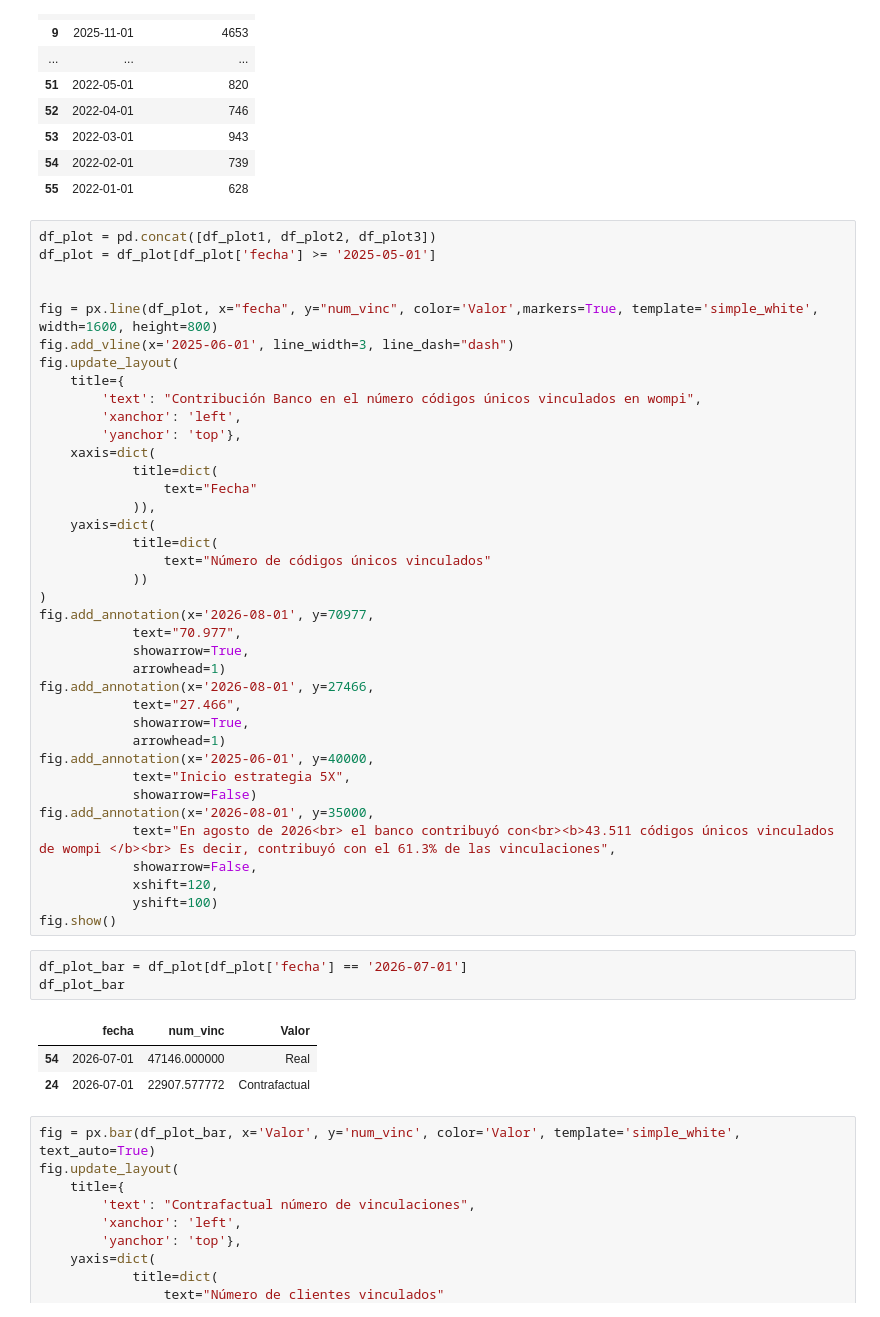
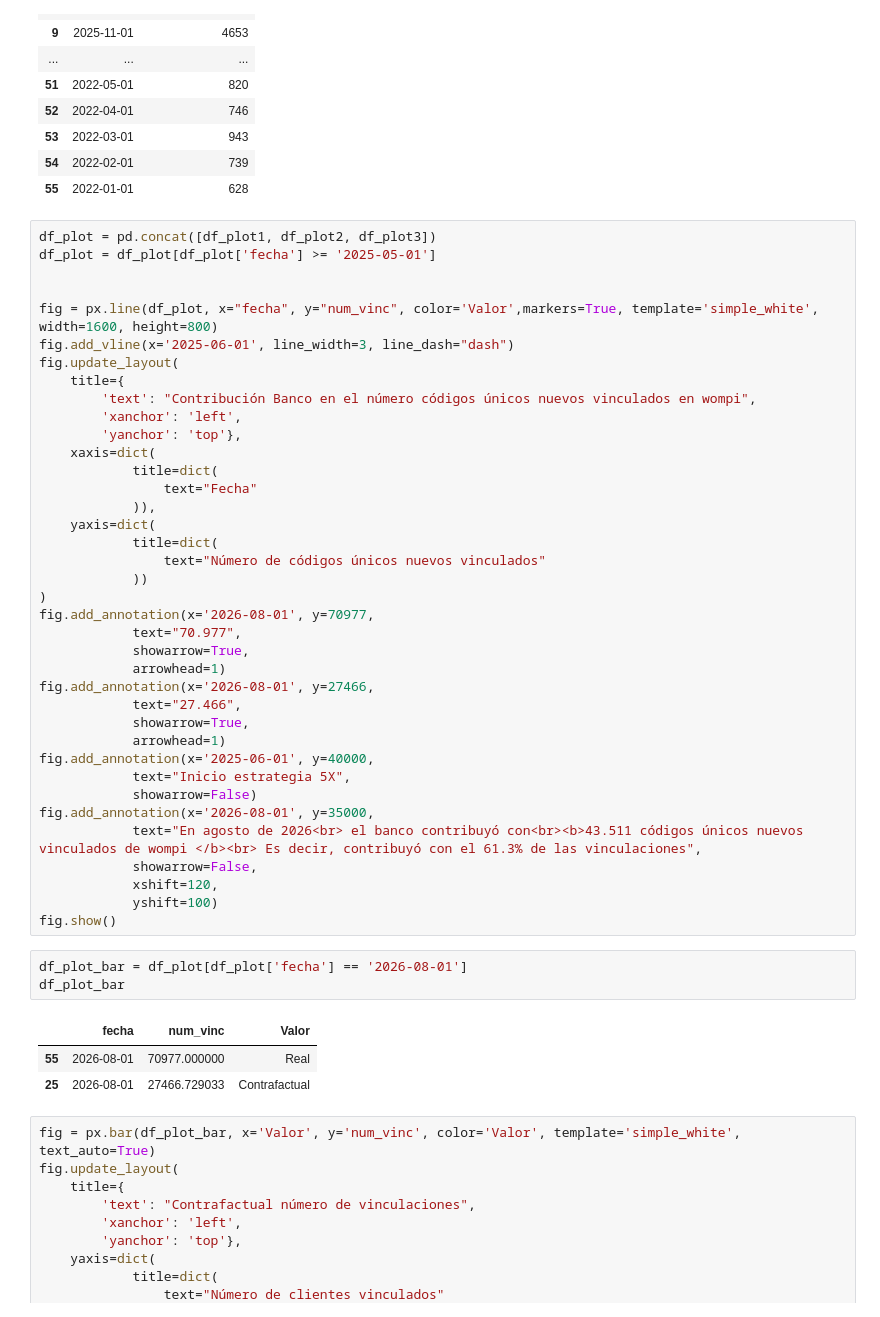
Before and after one commit to Santlond/ADQUIRENCIA_FERIA_EVA_github, a Jupyter notebook: data_analyisis_hist_vinc_y_uso_wompi_primer_registro.ipynb, the cells around one changed output. Drawn from its saved outputs; the diff is of its cells as text.

```diff
--- a/data_analyisis_hist_vinc_y_uso_wompi_primer_registro.ipynb
+++ b/data_analyisis_hist_vinc_y_uso_wompi_primer_registro.ipynb
@@ -985,7 +985,7 @@ fig = px.line(df_plot, x="fecha", y="num_vinc", color='Valor',markers=True, temp
 fig.add_vline(x='2025-06-01', line_width=3, line_dash="dash")
 fig.update_layout(
     title={
-        'text': "Contribución Banco en el número códigos únicos vinculados en wompi",
+        'text': "Contribución Banco en el número códigos únicos nuevos vinculados en wompi",
         'xanchor': 'left',
         'yanchor': 'top'},
     xaxis=dict(
@@ -994,7 +994,7 @@ fig.update_layout(
             )),
     yaxis=dict(
             title=dict(
-                text="Número de códigos únicos vinculados"
+                text="Número de códigos únicos nuevos vinculados"
             ))
 )
 fig.add_annotation(x='2026-08-01', y=70977,
@@ -1009,18 +1009,18 @@ fig.add_annotation(x='2025-06-01', y=40000,
             text="Inicio estrategia 5X",
             showarrow=False)
 fig.add_annotation(x='2026-08-01', y=35000,
-            text="En agosto de 2026<br> el banco contribuyó con<br><b>43.511 códigos únicos vinculados de wompi </b><br> Es decir, contribuyó con el 61.3% de las vinculaciones",
+            text="En agosto de 2026<br> el banco contribuyó con<br><b>43.511 códigos únicos nuevos vinculados de wompi </b><br> Es decir, contribuyó con el 61.3% de las vinculaciones",
             showarrow=False,
             xshift=120,
             yshift=100)
 fig.show()
 # %%
-df_plot_bar = df_plot[df_plot['fecha'] == '2026-07-01']
+df_plot_bar = df_plot[df_plot['fecha'] == '2026-08-01']
 df_plot_bar
 # %% [output]
 |  | fecha | num_vinc | Valor |
-| 54 | 2026-07-01 | 47146.000000 | Real |
-| 24 | 2026-07-01 | 22907.577772 | Contrafactual |
+| 55 | 2026-08-01 | 70977.000000 | Real |
+| 25 | 2026-08-01 | 27466.729033 | Contrafactual |
 # %%
 fig = px.bar(df_plot_bar, x='Valor', y='num_vinc', color='Valor', template='simple_white', text_auto=True)
 fig.update_layout(
```
Also changed, not shown: parts of 47 cells of this notebook, 24 other files.
